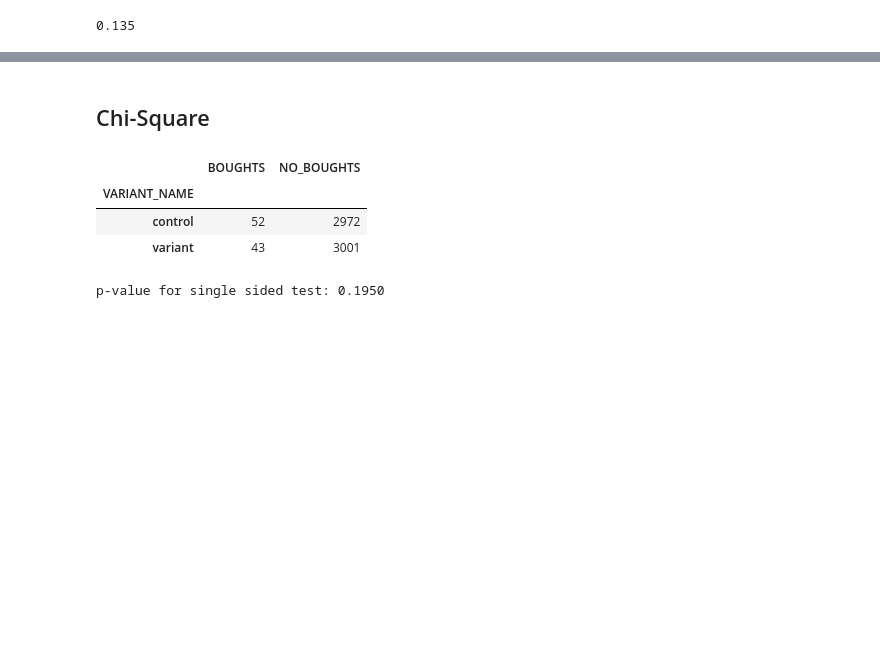
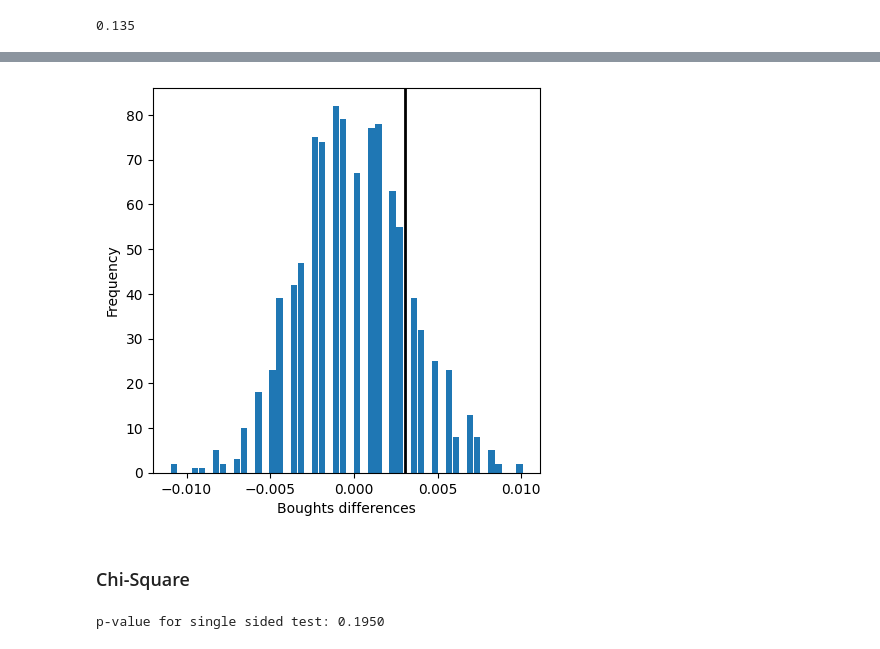
Before and after one commit to tomashbk/ab_testing, a Jupyter notebook: abtesting_2023-04-26.ipynb, the cells around one changed output, grey strips where cells are left out. Drawn from its saved outputs; the diff is of its cells as text; code cells hidden in the pictures; blank space fills up the shorter version.

Commit message:
Chi-square test

```diff
--- a/abtesting_2023-04-26.ipynb
+++ b/abtesting_2023-04-26.ipynb
@@ -402,0 +407,3 @@ print(np.mean(perm_diffs < mean_variant - mean_control))
+# %%
+df_contingency = df_grouped_users[['BOUGHTS', 'NO_BOUGHTS', 'VARIANT_NAME']].groupby('VARIANT_NAME').sum()
+df_contingency
@@ -402,0 +428,6 @@ print(np.mean(perm_diffs < mean_variant - mean_control))
+# %%
+observed_difference = df_contingency.loc['control', 'BOUGHTS'] / df_contingency.loc['control'].sum() - df_contingency.loc['variant', 'BOUGHTS'] / df_contingency.loc['variant'].sum()
+
+conversion = [0] * df_contingency['NO_BOUGHTS'].sum()
+conversion.extend([1] * df_contingency['BOUGHTS'].sum())
+conversion = pd.Series(conversion)
@@ -402,0 +485,17 @@ print(np.mean(perm_diffs < mean_variant - mean_control))
+# %%
+# Permutation test
+
+def perm_fun_chi_square(x, nA, nB):
+    n = nA + nB
+    idx_B = set(random.sample(range(n), nB))
+    idx_A = set(range(n)) - idx_B
+    print(x.loc[list(idx_A)])
+    # print(x.loc[list(idx_A)] / nA)
+    # print(x.loc[list(idx_B)] / nB)
+    return (x.loc[list(idx_A)] / nA) - (x.loc[list(idx_B)] / nB)
+
+nA = df_contingency.loc['control'].sum()
+nB = df_contingency.loc['variant'].sum()
+# nA = 5
+# nB = 6
+print(perm_fun_chi_square(conversion, nA, nB))
@@ -403,12 +520,21 @@ print(np.mean(perm_diffs < mean_variant - mean_control))
+# %%
+# random.seed(1)
+perm_diffs = [perm_fun(conversion, nA, nB) for _ in range(1000)]
+
+fig, ax = plt.subplots(figsize=(5, 5))
+ax.hist(perm_diffs, bins=50, rwidth=0.9)
+ax.axvline(x = observed_difference, color='black', lw=2)
+# ax.text(50, 190, 'Observed\ndifference', bbox={'facecolor':'white'})
+# ax.text(-0.07, 150, 'Observed\ndifference', bbox={'facecolor':'white'})
+ax.set_xlabel('Boughts differences')
+ax.set_ylabel('Frequency')
+
+# plt.tight_layout()
+plt.show()
+# %% [output]
+[figure, added]
 # %% [markdown]
-## Chi-Square
+### Chi-Square
-# %%
-df_grouped_users[['BOUGHTS', 'NO_BOUGHTS', 'VARIANT_NAME']].groupby('VARIANT_NAME').sum()
-# %% [output]
-|  | BOUGHTS | NO_BOUGHTS |
-| VARIANT_NAME |  |  |
-| control | 52 | 2972 |
-| variant | 43 | 3001 |
 # %%
 boughts = np.array([[52, 2972], [43, 3001]])
 chi2, p_value, df, _ = stats.chi2_contingency(boughts)
```
Also changed, not shown: parts of 12 cells of this notebook.
